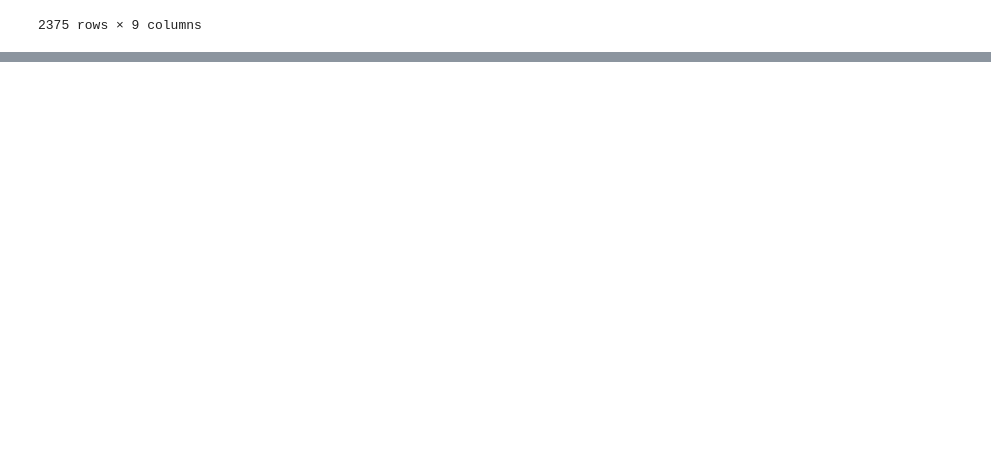
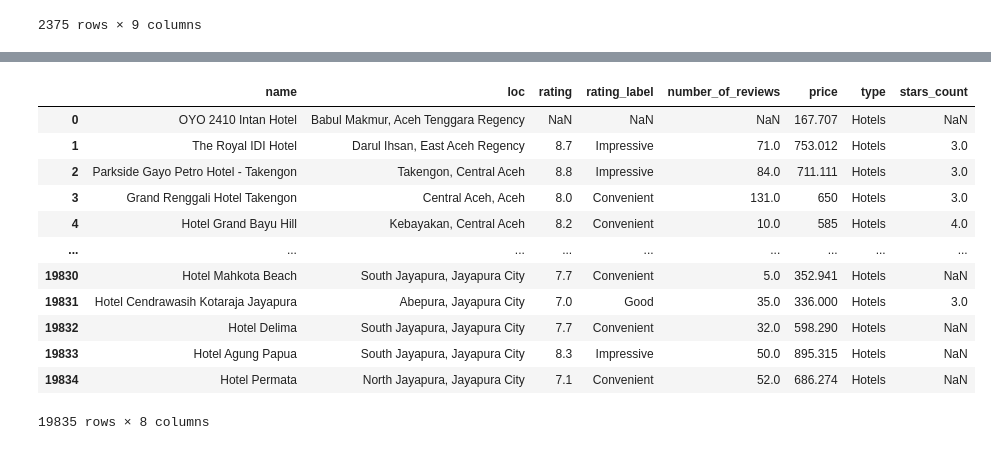
Before and after one commit to azizrh/web-scraping-traveloka, a Jupyter notebook: web_scraping_coret copy.ipynb, the cells around one changed output, grey strips where cells are left out. Saved outputs shown, nothing was run; the diff lists cells and outputs as text; code cells hidden in the pictures; blank space fills up the shorter version.

```diff
--- a/web_scraping_coret copy.ipynb
+++ b/web_scraping_coret copy.ipynb
@@ -378,3 +378,6 @@ data.drop_duplicates(subset="name")
 | 2701 | NaN | Sheraton Bandung Hotel & Towers | Dago Atas, Bandung | 8.7 | Impressive | 2093.0 | 11.020.800 | Hotels | 5.0 |
 | 2709 | NaN | Courtyard by Marriott Bandung Dago | Dago, Bandung | 8.6 | Impressive | 2091.0 | 1.562.461 | Hotels | 4.0 |
 2375 rows × 9 columns
+# %%
+a = pd.read_excel("test.xlsx")
+a
@@ -380,0 +398,18 @@ data.drop_duplicates(subset="name")
+# %%
+from IPython.display import display, HTML
+
+display(a)
+# %% [output]
+|  | name | loc | rating | rating_label | number_of_reviews | price | type | stars_count |
+| 0 | OYO 2410 Intan Hotel | Babul Makmur, Aceh Tenggara Regency | NaN | NaN | NaN | 167.707 | Hotels | NaN |
+| 1 | The Royal IDI Hotel | Darul Ihsan, East Aceh Regency | 8.7 | Impressive | 71.0 | 753.012 | Hotels | 3.0 |
+| 2 | Parkside Gayo Petro Hotel - Takengon | Takengon, Central Aceh | 8.8 | Impressive | 84.0 | 711.111 | Hotels | 3.0 |
+| 3 | Grand Renggali Hotel Takengon | Central Aceh, Aceh | 8.0 | Convenient | 131.0 | 650 | Hotels | 3.0 |
+| 4 | Hotel Grand Bayu Hill | Kebayakan, Central Aceh | 8.2 | Convenient | 10.0 | 585 | Hotels | 4.0 |
+| ... | ... | ... | ... | ... | ... | ... | ... | ... |
+| 19830 | Hotel Mahkota Beach | South Jayapura, Jayapura City | 7.7 | Convenient | 5.0 | 352.941 | Hotels | NaN |
+| 19831 | Hotel Cendrawasih Kotaraja Jayapura | Abepura, Jayapura City | 7.0 | Good | 35.0 | 336.000 | Hotels | 3.0 |
+| 19832 | Hotel Delima | South Jayapura, Jayapura City | 7.7 | Convenient | 32.0 | 598.290 | Hotels | NaN |
+| 19833 | Hotel Agung Papua | South Jayapura, Jayapura City | 8.3 | Impressive | 50.0 | 895.315 | Hotels | NaN |
+| 19834 | Hotel Permata | North Jayapura, Jayapura City | 7.1 | Convenient | 52.0 | 686.274 | Hotels | NaN |
+19835 rows × 8 columns
```
Also changed, not shown: parts of 1 cell of this notebook.
